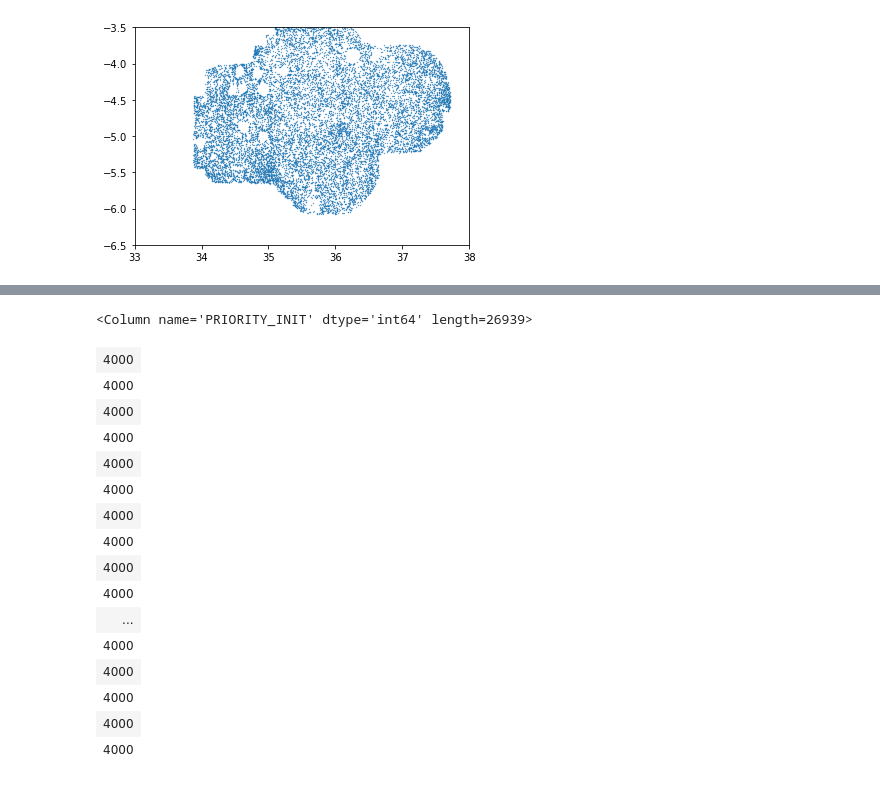
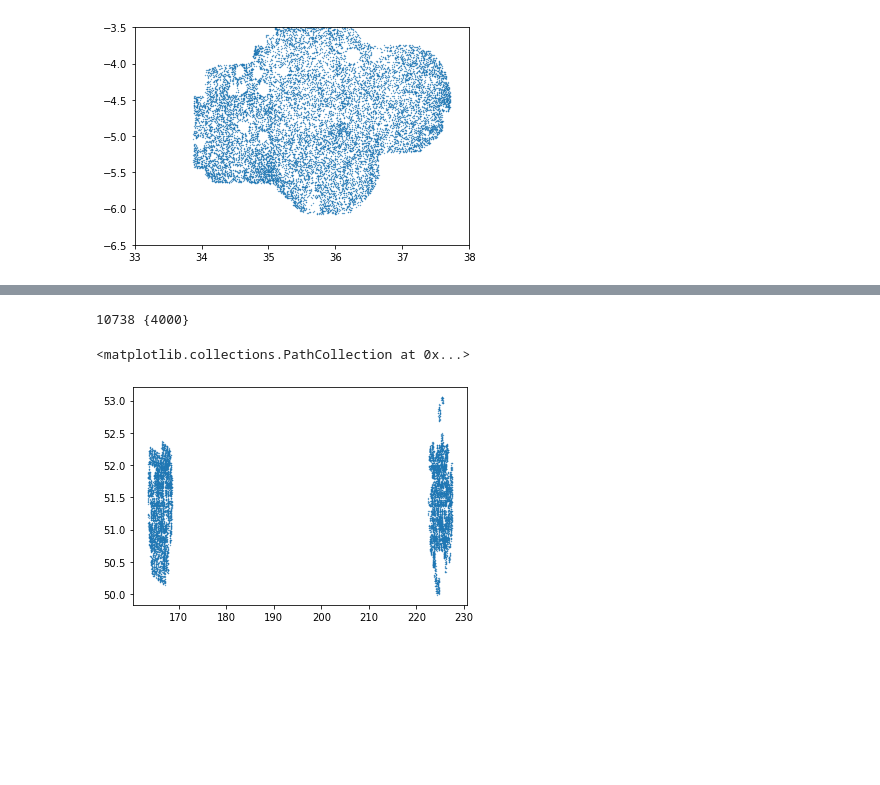
Before and after one commit to forero/SandboxDESI, a Jupyter notebook: secondary/dedicated/explore.ipynb, the cells around one changed output, grey strips where cells are left out. Saved outputs shown, nothing was run; the diff lists cells and outputs as text; code cells hidden in the pictures; blank space fills up the shorter version.

```diff
--- a/secondary/dedicated/explore.ipynb
+++ b/secondary/dedicated/explore.ipynb
@@ -70,20 +78,8 @@ KeyError: 'PRIORITY'
-# %%
-data['PRIORITY_INIT'][ii]
-# %% [output]
-<Column name='PRIORITY_INIT' dtype='int64' length=26939>
-| 4000 |
-| 4000 |
-| 4000 |
-| 4000 |
-| 4000 |
-| 4000 |
-| 4000 |
-| 4000 |
-| 4000 |
-| 4000 |
-| ... |
-| 4000 |
-| 4000 |
-| 4000 |
-| 4000 |
-| 4000 |
+# %%
+ii = (data['SV1_SCND_TARGET']&sv1_targetmask.scnd_mask.mask('HETDEX_MAIN')!=0)
+print(np.count_nonzero(ii), set(data['PRIORITY_INIT'][ii]))
+plt.scatter(data['RA'][ii], data['DEC'][ii], s=0.1)
+# %% [output]
+10738 {4000}
+<matplotlib.collections.PathCollection at 0x...>
+[figure, added]
```
Also changed, not shown: parts of 7 cells of this notebook.
